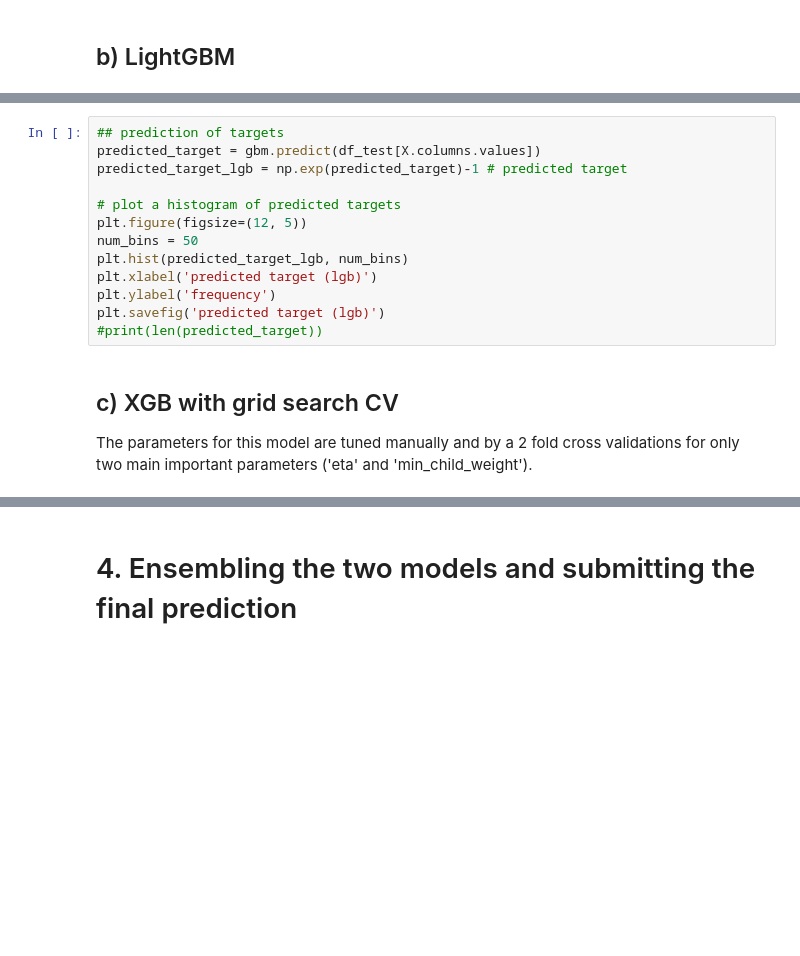
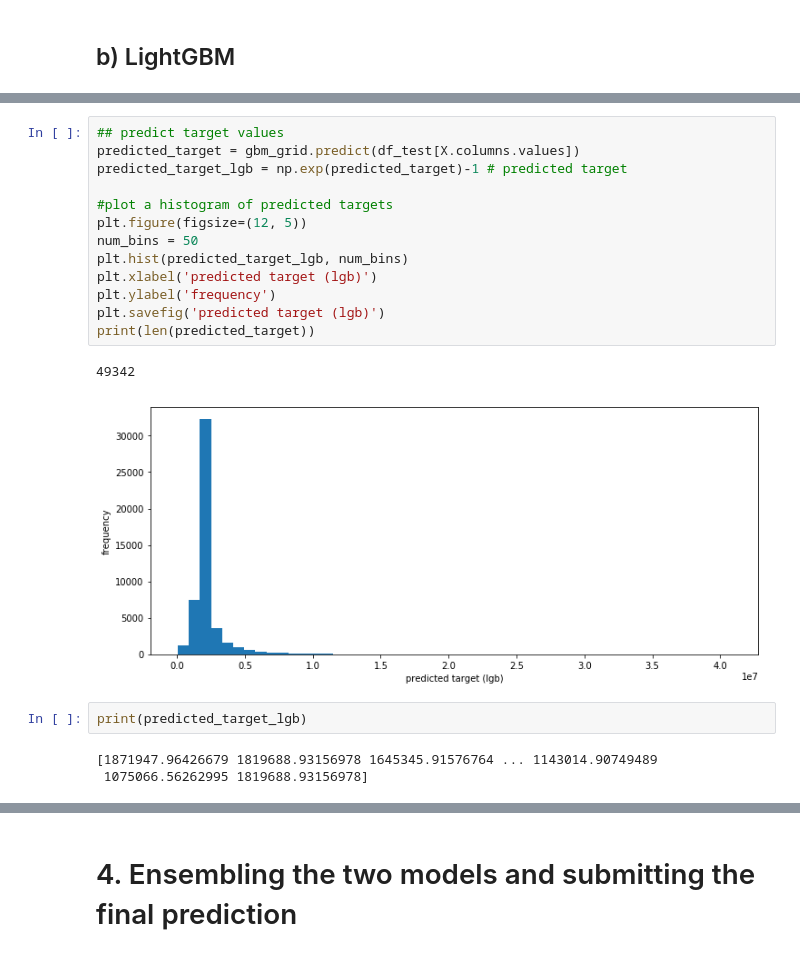
Before and after one commit to sabin413/Data_science, a Jupyter notebook: Sabin_santader_capstone_project.ipynb, the cells around one changed output, grey strips where cells are left out. Drawn from its saved outputs; the diff is of its cells as text; blank space fills up the shorter version.

```diff
--- a/Sabin_santader_capstone_project.ipynb
+++ b/Sabin_santader_capstone_project.ipynb
@@ -172,16 +187,21 @@ gbm = lgb.train(params,
 # %%
-## prediction of targets
-predicted_target = gbm.predict(df_test[X.columns.values])
+## predict target values
+predicted_target = gbm_grid.predict(df_test[X.columns.values])
 predicted_target_lgb = np.exp(predicted_target)-1 # predicted target
 
-# plot a histogram of predicted targets
+#plot a histogram of predicted targets
 plt.figure(figsize=(12, 5))
 num_bins = 50
 plt.hist(predicted_target_lgb, num_bins)
 plt.xlabel('predicted target (lgb)')
 plt.ylabel('frequency')
 plt.savefig('predicted target (lgb)')
-#print(len(predicted_target))
+print(len(predicted_target))
+# %% [output]
+49342
+[figure, added]
-# %% [markdown]
-## c) XGB with grid search CV
-The parameters for this model are tuned manually and by a 2 fold cross validations for only two main important parameters ('eta' and 'min_child_weight').
+# %%
+print(predicted_target_lgb)
+# %% [output]
+[1871947.96426679 1819688.93156978 1645345.91576764 ... 1143014.90749489
+ 1075066.56262995 1819688.93156978]
```
Also changed, not shown: parts of 11 cells of this notebook.
